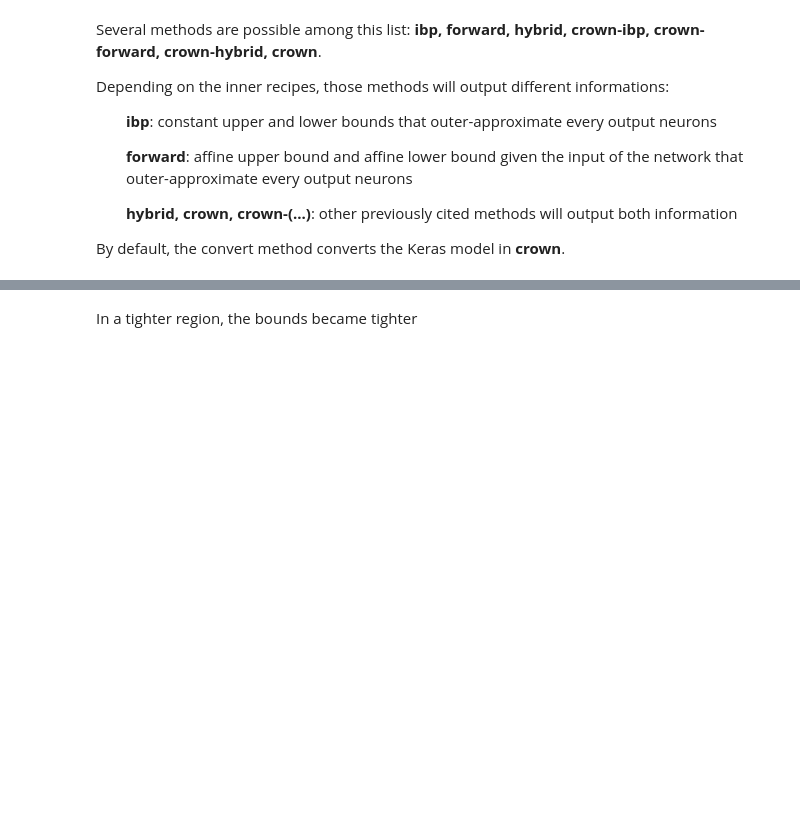
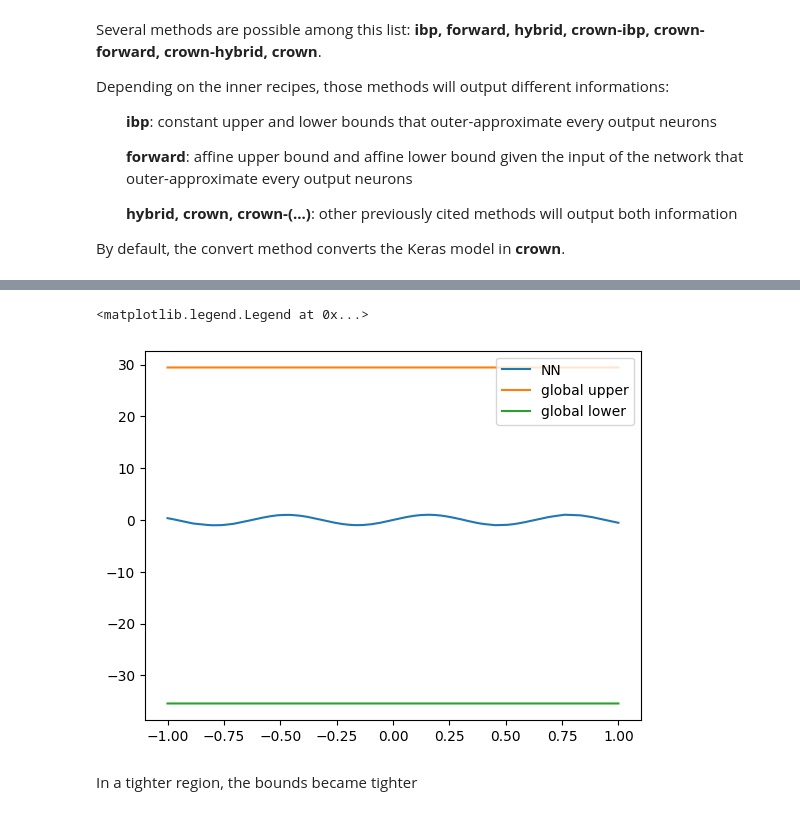
Before and after one commit to airbus/decomon, a Jupyter notebook: tutorials/tutorial1_sinus-interactive.ipynb, the cells around one changed output, grey strips where cells are left out. Saved outputs shown, nothing was run; the diff lists cells and outputs as text; code cells hidden in the pictures; blank space fills up the shorter version.

```diff
--- a/tutorials/tutorial1_sinus-interactive.ipynb
+++ b/tutorials/tutorial1_sinus-interactive.ipynb
@@ -111,13 +127,18 @@ Depending on the inner recipes, those methods will output different informations
 
 By default, the convert method converts the Keras model in **crown**.
 # %%
+import time
+start_time = time.process_time()
 X_min = np.array([x.min()])
 X_max = np.array([x.max()])
 
 global_upper = get_upper_box(decomon_model, X_min, X_max, fast=False)
 global_lower = get_lower_box(decomon_model, X_min, X_max, fast=False)
+end_time = time.process_time()
+print( end_time-start_time)
 
 plt.plot(x_test, y_pred)
 plt.plot(x_test, global_upper * np.ones_like(y_pred))
 plt.plot(x_test, global_lower * np.ones_like(y_pred))
 plt.legend(["NN", "global upper", "global lower"])
+# %% [output]
@@ -124,3 +148,5 @@ plt.legend(["NN", "global upper", "global lower"])
+<matplotlib.legend.Legend at 0x...>
+[figure, added]
 # %% [markdown]
 In a tighter region, the bounds became tighter
 # %%
```
Also changed, not shown: parts of 9 cells of this notebook, 2 other files.
